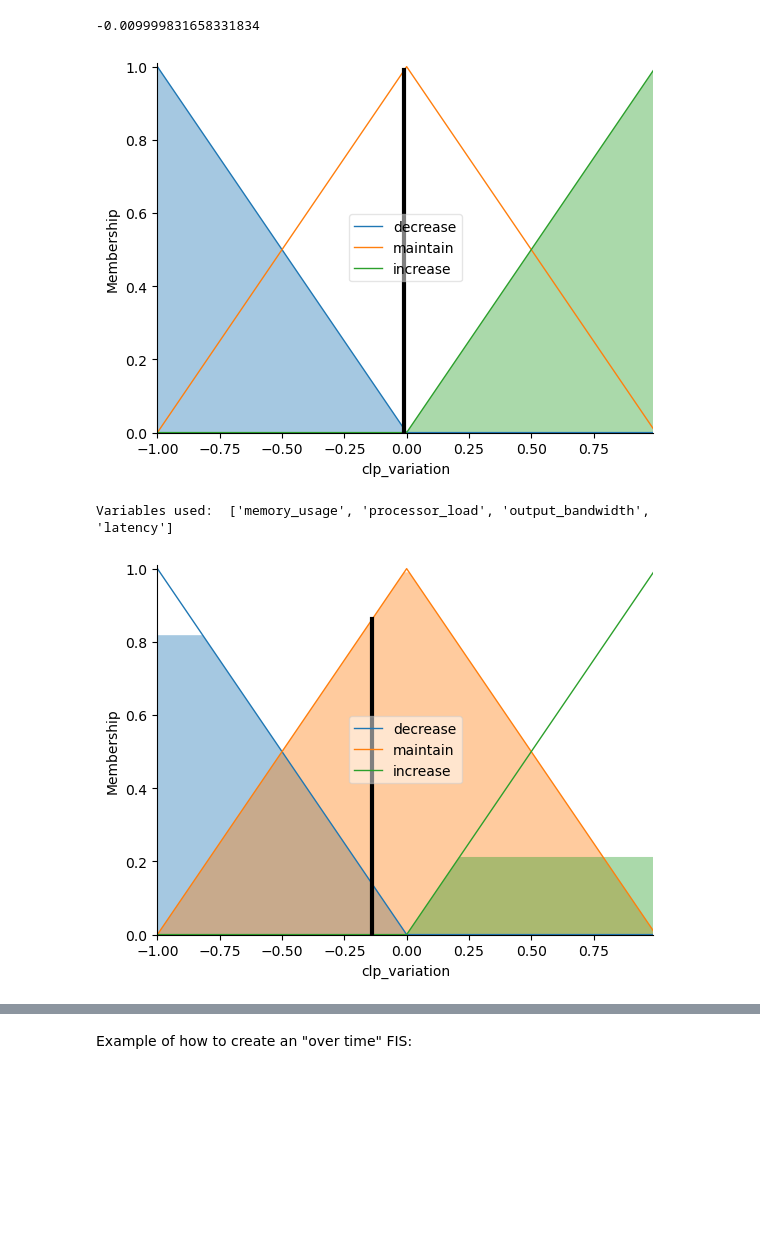
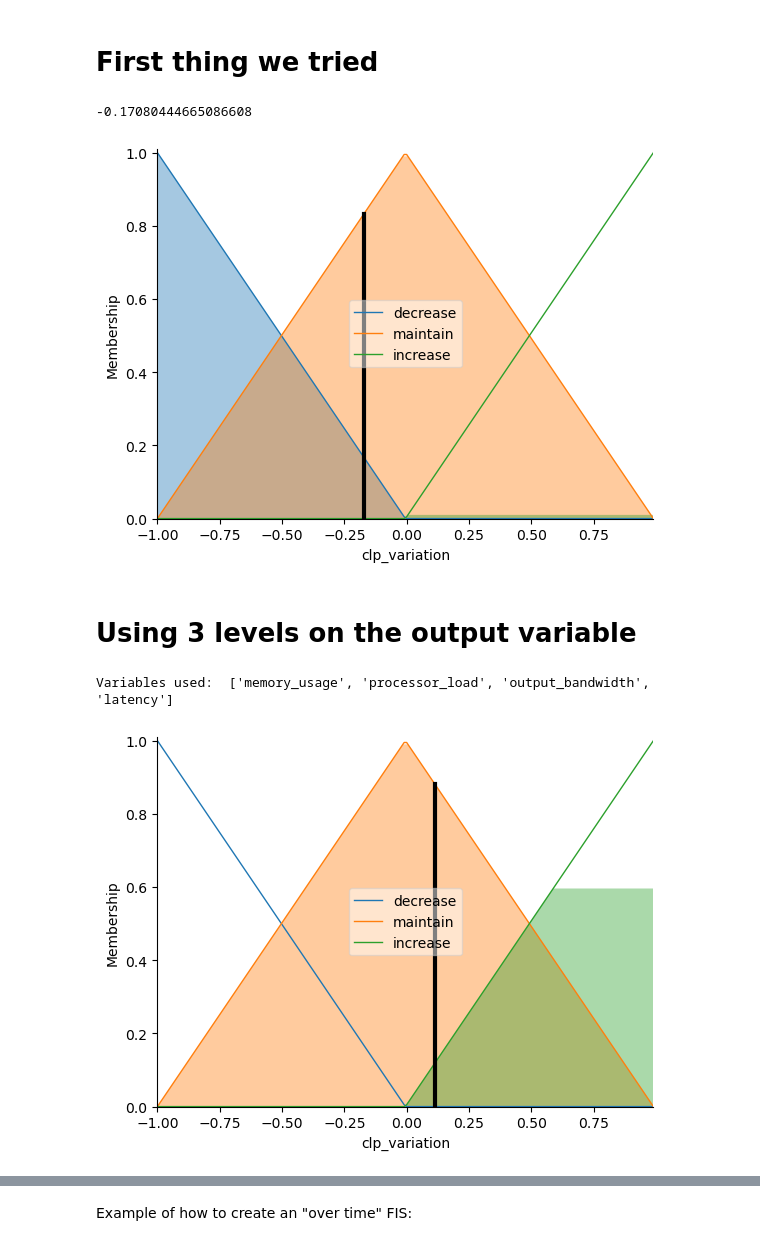
Before and after one commit to leobt23/Computational_Intelligence_forIOT, a Jupyter notebook: project_2_fuzzy/main.ipynb, the cells around one changed output, grey strips where cells are left out. Cells and saved outputs as stored; diff of their text form; code cells hidden in the pictures; blank space fills up the shorter version.

```diff
--- a/project_2_fuzzy/main.ipynb
+++ b/project_2_fuzzy/main.ipynb
@@ -5,3 +6,5 @@ from skfuzzy import control as ctrl
+# %% [markdown]
+# First thing we tried
 # %%
 # Defining the input variables
 memory_usage = ctrl.Antecedent(np.arange(0, 1, 0.01), 'memory_usage')
@@ -35,7 +38,7 @@ clp_variation['maintain'] = fuzz.trimf(clp_variation.universe, [-1, 0, 1])
 clp_variation['increase'] = fuzz.trimf(clp_variation.universe, [0, 1, 1])
 
 # Defining the membership functions for the output variable, 3rd try
-#clp_variation.automf(3, names=['decrease', 'maintain', 'increase'])
+clp_variation.automf(3, names=['decrease', 'maintain', 'increase'])
 
 
 # Defining the rules
@@ -61,39 +64,41 @@ rule3b = ctrl.Rule(output_bandwidth['high'], clp_variation['increase'])
 rule3b.weight = 1
 rule3c = ctrl.Rule(output_bandwidth['medium'], clp_variation['maintain'])
 rule3c.weight = 1
 
 # Creating the control system
 clp_ctrl = ctrl.ControlSystem([rule1a, rule1b, rule1c, rule1d, rule2a, rule2b, rule2c, rule3a, rule3b, rule3c])
 
 
 # Creating the simulator
 clp_simulator = ctrl.ControlSystemSimulation(clp_ctrl)
 
 
 
 # Testing our FIS
 
 
 # Updating the variables
-clp_simulator.input['memory_usage'] = 0 # 0.1
-clp_simulator.input['processor_load'] = 0 # 0.1
+clp_simulator.input['memory_usage'] = 0.99 # 0.1
+clp_simulator.input['processor_load'] = 0.99 # 0.1
 #clp_simulator.input['input_network_throughput'] = 0.5
 #clp_simulator.input['output_network_throughput'] = 0.4
-clp_simulator.input['output_bandwidth'] = 0 # 0.1
-clp_simulator.input['latency'] = 0 #200 / 1000
+clp_simulator.input['output_bandwidth'] = 0.5 # 0.1
+clp_simulator.input['latency'] = 0.8 #200 / 1000
 
 
 # Executing the simulation
 clp_simulator.compute()
 
 print(clp_simulator.output['clp_variation'])
 
 
 # Checking the simulation result, and what it suggests
 clp_variation.view(sim=clp_simulator)
 # %% [output]
--0.009999831658331834
+-0.17080444665086608
-[figure, old version]
+[figure, new version]
+# %% [markdown]
+# Using 3 levels on the output variable
 # %%
 # Defining the variables you're using
 variables_used = ['memory_usage', 'processor_load', 'output_bandwidth', 'latency']
@@ -122,10 +127,15 @@ clp_variation = ctrl.Consequent(np.arange(-1, 1, 0.01), 'clp_variation')
 for var in variables_used:
     antecedents[var].automf(3, names=['low', 'medium', 'high'])
 
+
+
+
+
+# Specifically defining the membership function for memor
+
 # Defining the membership functions for the output variable
-clp_variation['decrease'] = fuzz.trimf(clp_variation.universe, [-1, -1, 0])
-clp_variation['maintain'] = fuzz.trimf(clp_variation.universe, [-1, 0, 1])
-clp_variation['increase'] = fuzz.trimf(clp_variation.universe, [0, 1, 1])
+clp_variation.automf(3, names=['decrease', 'maintain', 'increase'])
+
 
 # Defining the rules
 rules = [
@@ -141,6 +151,14 @@ rules = [
     ctrl.Rule(antecedents['output_bandwidth']['medium'], clp_variation['maintain'])
 ]
 
+# Defining the weights for each rule
+weights = [3, 3, 3, 2, 2, 2, 2, 1, 1, 1]
+use_different_weights = True
+# Assigning the weights to the rules
+if use_different_weights == True:
+    for rule, weight in zip(rules, weights):
+        rule.weight = weight
+
 # Creating the control system
 clp_ctrl = ctrl.ControlSystem(rules)
 
@@ -149,19 +167,17 @@ clp_simulator = ctrl.ControlSystemSimulation(clp_ctrl)
 
 # Values that will be used for the simulation
 values = {
-    'memory_usage': 0.9,
-    'processor_load': 0.9,
+    'memory_usage': 0.2,
+    'processor_load': 0.2,
     'output_bandwidth': 0.5,
     'latency': 0.6,
-    'input_network_throughput': 0.5,
-    'output_network_throughput': 0.4
+    'input_network_throughput': 0.2,
+    'output_network_throughput': 0.15
 }
+# Keeping only the values that will be used
 values_used = [values[var] for var in variables_used]
 
-if len(values_used) != len(variables_used):
-    raise Exception('The number of values and variables does not match')
-
-# Update the variables
+# Updating the variables
 for i,var in enumerate(variables_used):
     clp_simulator.input[var] = values_used[i]
 
@@ -172,4 +188,4 @@ clp_simulator.compute()
 clp_variation.view(sim=clp_simulator)
 # %% [output]
 Variables used:  ['memory_usage', 'processor_load', 'output_bandwidth', 'latency']
-[figure, old version]
+[figure, new version]
```
Also changed, not shown: parts of 13 cells of this notebook, 2 other files.
